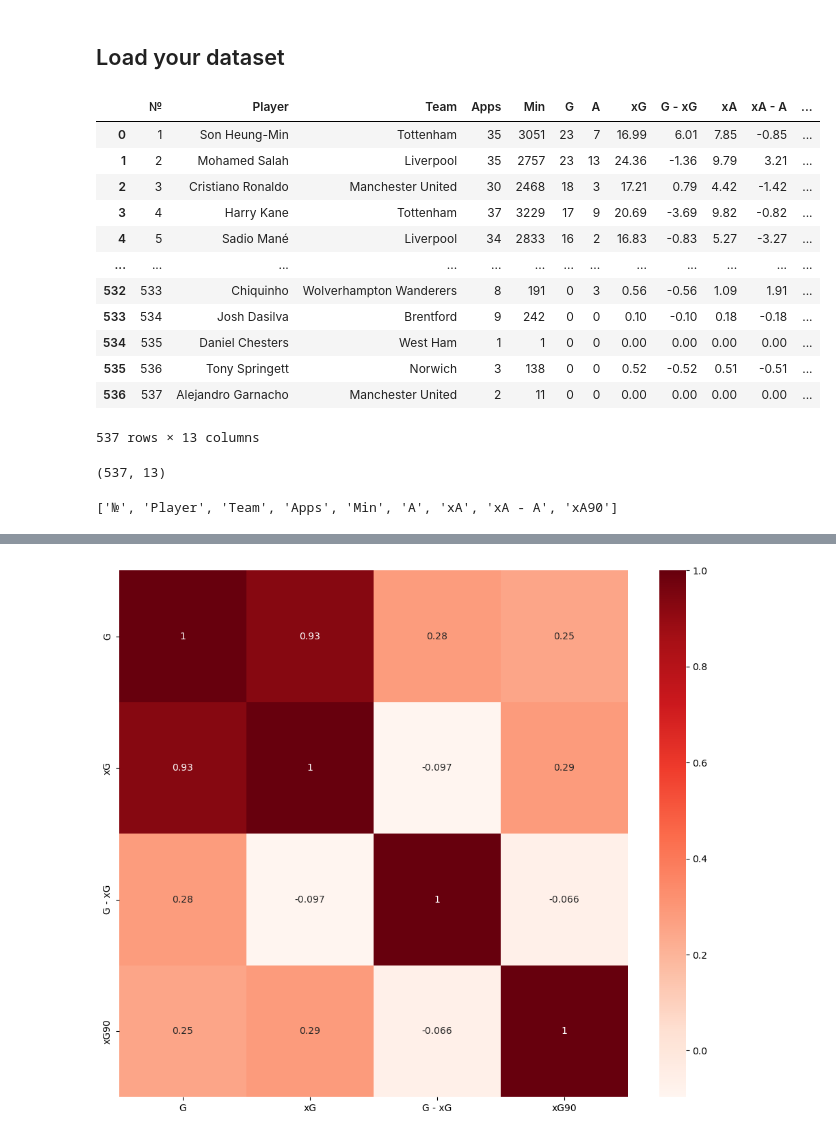
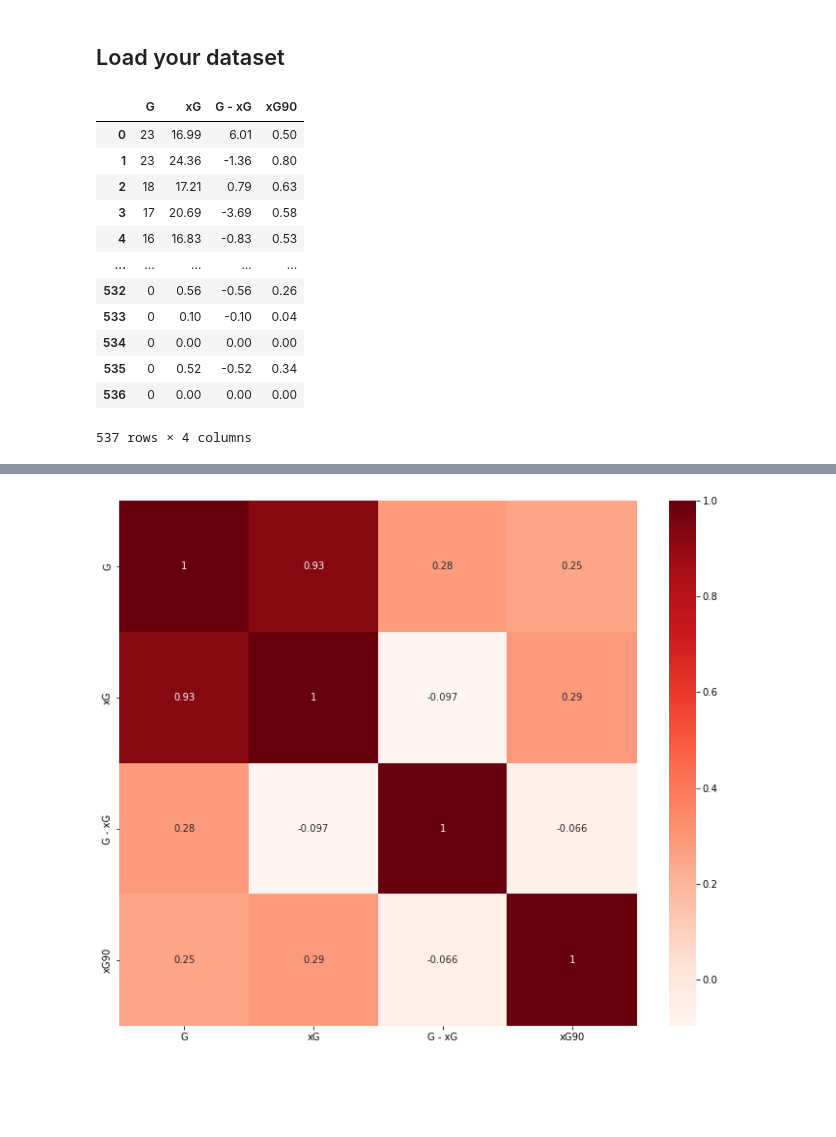
Before and after one commit to ubco-W2022T2-data301/group26, a Jupyter notebook: analysis/analysisAnanya.ipynb, the cells around one changed output, grey strips where cells are left out. Drawn from its saved outputs; the diff is of its cells as text; code cells hidden in the pictures; blank space fills up the shorter version.

```diff
--- a/analysis/analysisAnanya.ipynb
+++ b/analysis/analysisAnanya.ipynb
@@ -9,32 +21,36 @@ Football has always been around me in one way or the other and through this proj
+# %%
+def load_and_preprocess(path_to_csv_file):
+    # Method Chain 1 (Load data )
+    df = (
+        pd.read_csv(path_to_csv_file)
+    )
+    features_to_drop_in_list=df.columns.tolist()
+    features_to_drop_in_list.remove('G') #we need this data
+    features_to_drop_in_list.remove('xG') #we need this data
+    features_to_drop_in_list.remove('G - xG') #we need this data
+    features_to_drop_in_list.remove('xG90') #we need this data
+
+    # Method Chain 2 (deal with not used data)
+    df2 = (
+        df.copy().drop(features_to_drop_in_list, axis=1)
+        .dropna(axis=0)
+    )
+    return df2
 # %%
-import pandas as pd
-df = pd.read_csv('../data/raw/Premier_League_players.csv')
+
+df = load_and_preprocess('../data/raw/Premier_League_players.csv')
 df
 # %% [output]
-|  | № | Player | Team | Apps | Min | G | A | xG | G - xG | xA | xA - A | ... |
-| 0 | 1 | Son Heung-Min | Tottenham | 35 | 3051 | 23 | 7 | 16.99 | 6.01 | 7.85 | -0.85 | ... |
-| 1 | 2 | Mohamed Salah | Liverpool | 35 | 2757 | 23 | 13 | 24.36 | -1.36 | 9.79 | 3.21 | ... |
-| 2 | 3 | Cristiano Ronaldo | Manchester United | 30 | 2468 | 18 | 3 | 17.21 | 0.79 | 4.42 | -1.42 | ... |
-| 3 | 4 | Harry Kane | Tottenham | 37 | 3229 | 17 | 9 | 20.69 | -3.69 | 9.82 | -0.82 | ... |
-| 4 | 5 | Sadio Mané | Liverpool | 34 | 2833 | 16 | 2 | 16.83 | -0.83 | 5.27 | -3.27 | ... |
-| ... | ... | ... | ... | ... | ... | ... | ... | ... | ... | ... | ... | ... |
-| 532 | 533 | Chiquinho | Wolverhampton Wanderers | 8 | 191 | 0 | 3 | 0.56 | -0.56 | 1.09 | 1.91 | ... |
-| 533 | 534 | Josh Dasilva | Brentford | 9 | 242 | 0 | 0 | 0.10 | -0.10 | 0.18 | -0.18 | ... |
-| 534 | 535 | Daniel Chesters | West Ham | 1 | 1 | 0 | 0 | 0.00 | 0.00 | 0.00 | 0.00 | ... |
-| 535 | 536 | Tony Springett | Norwich | 3 | 138 | 0 | 0 | 0.52 | -0.52 | 0.51 | -0.51 | ... |
-| 536 | 537 | Alejandro Garnacho | Manchester United | 2 | 11 | 0 | 0 | 0.00 | 0.00 | 0.00 | 0.00 | ... |
+|  | G | xG | G - xG | xG90 |
+| 0 | 23 | 16.99 | 6.01 | 0.50 |
+| 1 | 23 | 24.36 | -1.36 | 0.80 |
+| 2 | 18 | 17.21 | 0.79 | 0.63 |
+| 3 | 17 | 20.69 | -3.69 | 0.58 |
+| 4 | 16 | 16.83 | -0.83 | 0.53 |
+| ... | ... | ... | ... | ... |
+| 532 | 0 | 0.56 | -0.56 | 0.26 |
+| 533 | 0 | 0.10 | -0.10 | 0.04 |
+| 534 | 0 | 0.00 | 0.00 | 0.00 |
+| 535 | 0 | 0.52 | -0.52 | 0.34 |
+| 536 | 0 | 0.00 | 0.00 | 0.00 |
-537 rows × 13 columns
+537 rows × 4 columns
-# %%
-df.shape
-# %% [output]
-(537, 13)
-# %%
-features_to_drop_in_list=df.columns.tolist()
-features_to_drop_in_list.remove('G') #we need this data
-features_to_drop_in_list.remove('xG') #we need this data
-features_to_drop_in_list.remove('G - xG') #we need this data
-features_to_drop_in_list.remove('xG90') #we need this data
-
-features_to_drop_in_list
-# %% [output]
-['№', 'Player', 'Team', 'Apps', 'Min', 'A', 'xA', 'xA - A', 'xA90']
```
Also changed, not shown: parts of 29 cells of this notebook, 4 other files.
